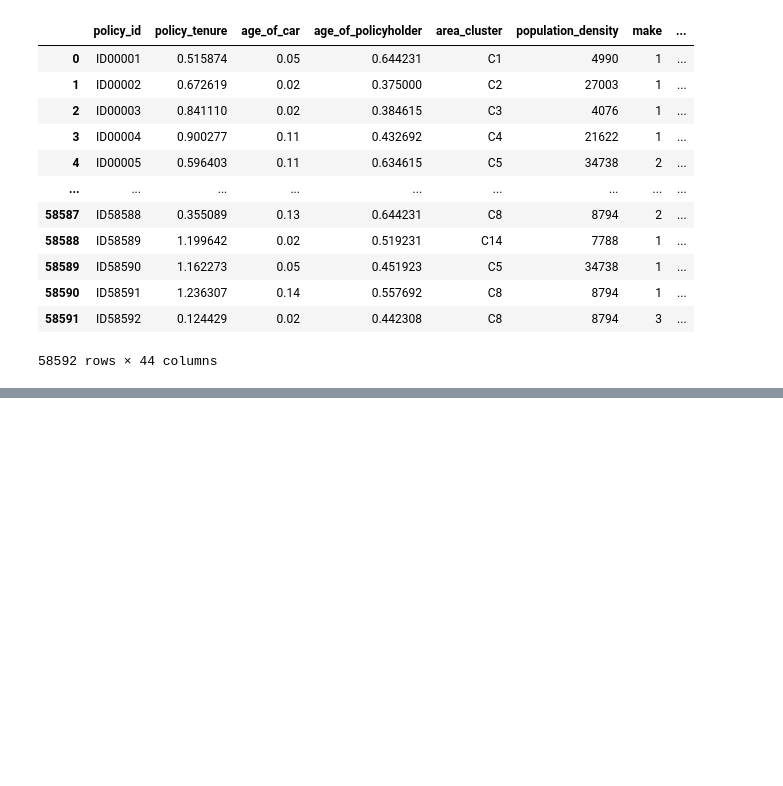
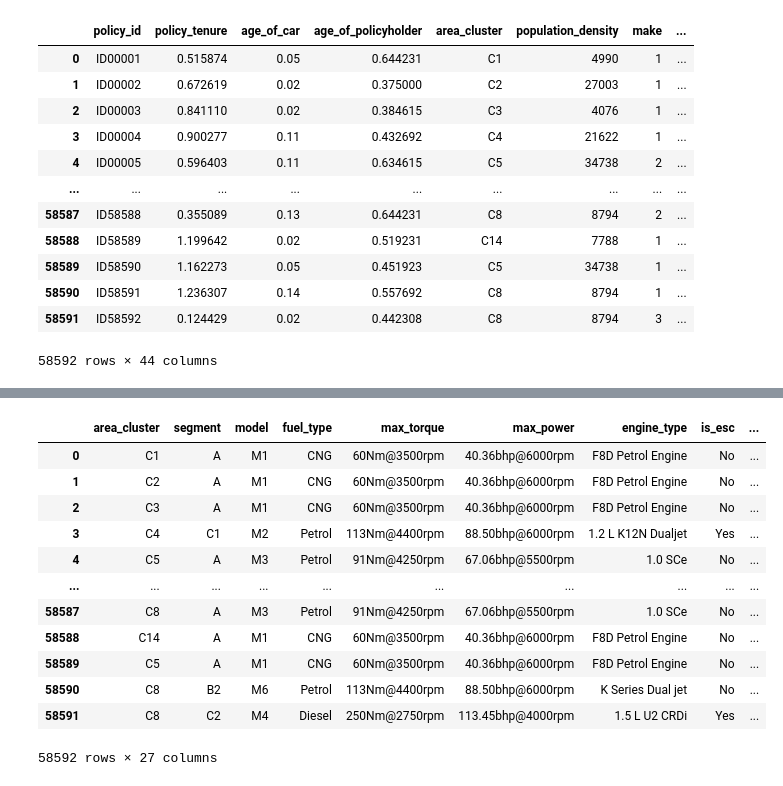
Before and after one commit to AI-13/Car-Insurance-Claim-Prediction, a Jupyter notebook: Car Insurance Claim Modelling 1.ipynb, the cells around one changed output, grey strips where cells are left out. Cells and saved outputs as stored; diff of their text form; code cells hidden in the pictures; blank space fills up the shorter version.

```diff
--- a/Car Insurance Claim Modelling 1.ipynb
+++ b/Car Insurance Claim Modelling 1.ipynb
@@ -38,0 +115,18 @@ DF
+# %%
+# Get categorical variables
+Category_DF = DF.select_dtypes(exclude = [np.number])
+Category_DF
+# %% [output]
+|  | area_cluster | segment | model | fuel_type | max_torque | max_power | engine_type | is_esc | ... |
+| 0 | C1 | A | M1 | CNG | 60Nm@3500rpm | 40.36bhp@6000rpm | F8D Petrol Engine | No | ... |
+| 1 | C2 | A | M1 | CNG | 60Nm@3500rpm | 40.36bhp@6000rpm | F8D Petrol Engine | No | ... |
+| 2 | C3 | A | M1 | CNG | 60Nm@3500rpm | 40.36bhp@6000rpm | F8D Petrol Engine | No | ... |
+| 3 | C4 | C1 | M2 | Petrol | 113Nm@4400rpm | 88.50bhp@6000rpm | 1.2 L K12N Dualjet | Yes | ... |
+| 4 | C5 | A | M3 | Petrol | 91Nm@4250rpm | 67.06bhp@5500rpm | 1.0 SCe | No | ... |
+| ... | ... | ... | ... | ... | ... | ... | ... | ... | ... |
+| 58587 | C8 | A | M3 | Petrol | 91Nm@4250rpm | 67.06bhp@5500rpm | 1.0 SCe | No | ... |
+| 58588 | C14 | A | M1 | CNG | 60Nm@3500rpm | 40.36bhp@6000rpm | F8D Petrol Engine | No | ... |
+| 58589 | C5 | A | M1 | CNG | 60Nm@3500rpm | 40.36bhp@6000rpm | F8D Petrol Engine | No | ... |
+| 58590 | C8 | B2 | M6 | Petrol | 113Nm@4400rpm | 88.50bhp@6000rpm | K Series Dual jet | No | ... |
+| 58591 | C8 | C2 | M4 | Diesel | 250Nm@2750rpm | 113.45bhp@4000rpm | 1.5 L U2 CRDi | Yes | ... |
+58592 rows × 27 columns
```
Also changed, not shown: parts of 13 cells of this notebook, 1 other file.
